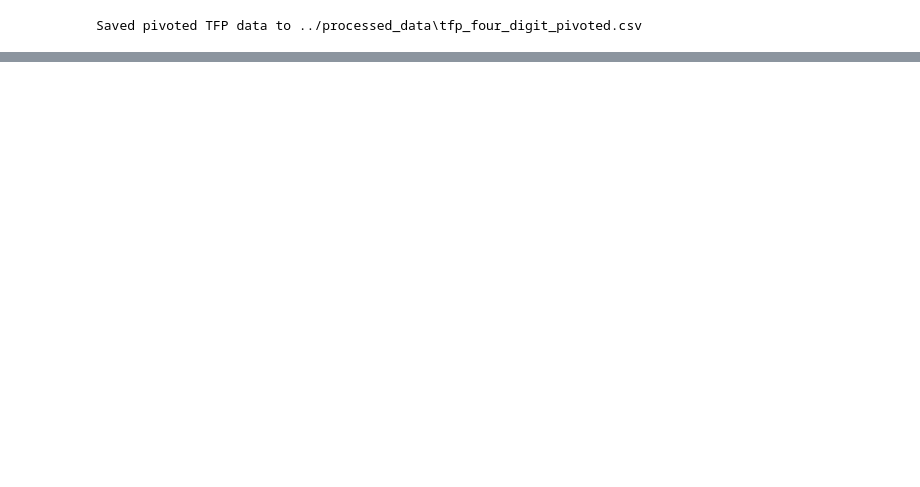
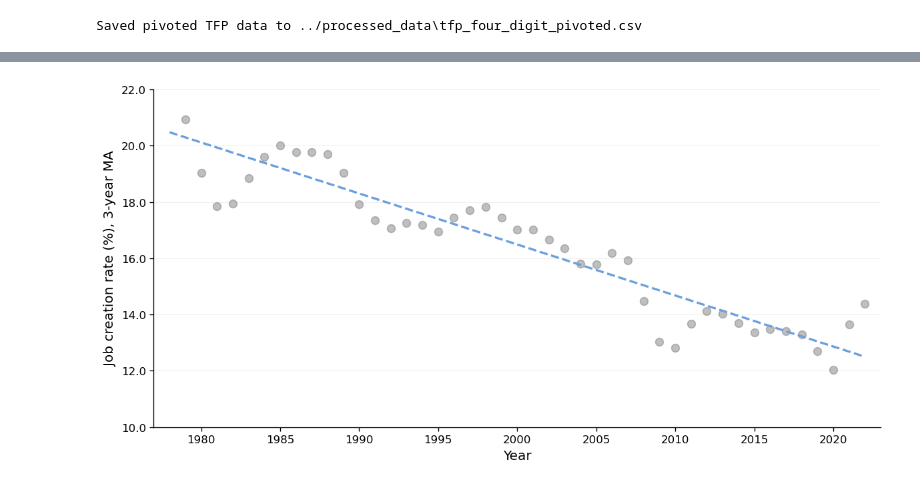
Before and after one commit to daniel-seymour/EC334-Summative, a Jupyter notebook: final_for_submission/final.ipynb, the cells around one changed output, grey strips where cells are left out. Cells and saved outputs as stored; diff of their text form; code cells hidden in the pictures; blank space fills up the shorter version.

```diff
--- a/final_for_submission/final.ipynb
+++ b/final_for_submission/final.ipynb
@@ -154,0 +677,7 @@ Saved pivoted TFP data to ../processed_data\tfp_four_digit_pivoted.csv
+# %%
+data_path = "../raw_data/dynamism_data/bds2022_sec.csv"
+merged = pd.read_csv(data_path)
+# %%
+merged = merged.rename(columns={'sector': 'NAICS'})
+# %%
+merged['firms_percent_destroyed'] = (merged['firmdeath_firms'] / merged['firms']) * 100
@@ -154,0 +716,66 @@ Saved pivoted TFP data to ../processed_data\tfp_four_digit_pivoted.csv
+# %%
+df_plot = (
+    merged
+      .groupby('year')[ 'job_creation_rate_3yr_avg' ]
+      .mean()
+      .reset_index()
+)
+# %%
+X = df_plot[['year']].values
+y = df_plot['job_creation_rate_3yr_avg'].values
+model = LinearRegression().fit(X, y)
+y_trend = model.predict(X)
+
+plt.style.use('default')
+fig, ax = plt.subplots(figsize=(10, 5), dpi=120)
+ax.set_facecolor('white')
+
+ax.scatter(
+    df_plot['year'],
+    y,
+    s=50,
+    color='grey',
+    alpha=0.5,
+)
+
+ax.plot(
+    df_plot['year'],
+    y_trend,
+    linestyle='--',
+    linewidth=2,
+    color='#6CA0DC',
+)
+
+min_year = df_plot['year'].min()
+max_year = df_plot['year'].max()
+start_year = min_year - (min_year % 5)
+if start_year < min_year:
+    start_year += 5
+
+x_ticks = range(start_year, max_year + 6, 5)
+
+ax.set_xticks(x_ticks)
+ax.set_ylim(10, 22)
+y_ticks = range(10, 24, 2)
+ax.set_yticks(y_ticks)
+ax.yaxis.set_major_formatter('{x:.1f}')
+ax.set_xlim(min_year - 1, max_year + 1)
+
+ax.spines['top'].set_visible(False)
+ax.spines['right'].set_visible(False)
+ax.spines['left'].set_linewidth(0.8)
+ax.spines['bottom'].set_linewidth(0.8)
+
+ax.grid(which='major', axis='y', linestyle='-', linewidth=0.4, color='#E0E0E0', alpha=0.7)
+ax.set_axisbelow(True)
+
+ax.set_xlabel('Year', fontsize=12)
+ax.set_ylabel('Job creation rate (%), 3-year MA', fontsize=12)
+
+ax.tick_params(axis='both', which='major', labelsize=10)
+
+plt.tight_layout()
+plt.savefig('../figures/job_creation_rate_trend.png', dpi=300, bbox_inches='tight')
+plt.show()
+# %% [output]
+[figure, added]
```
Also changed, not shown: parts of 163 cells of this notebook, 31 other files.
